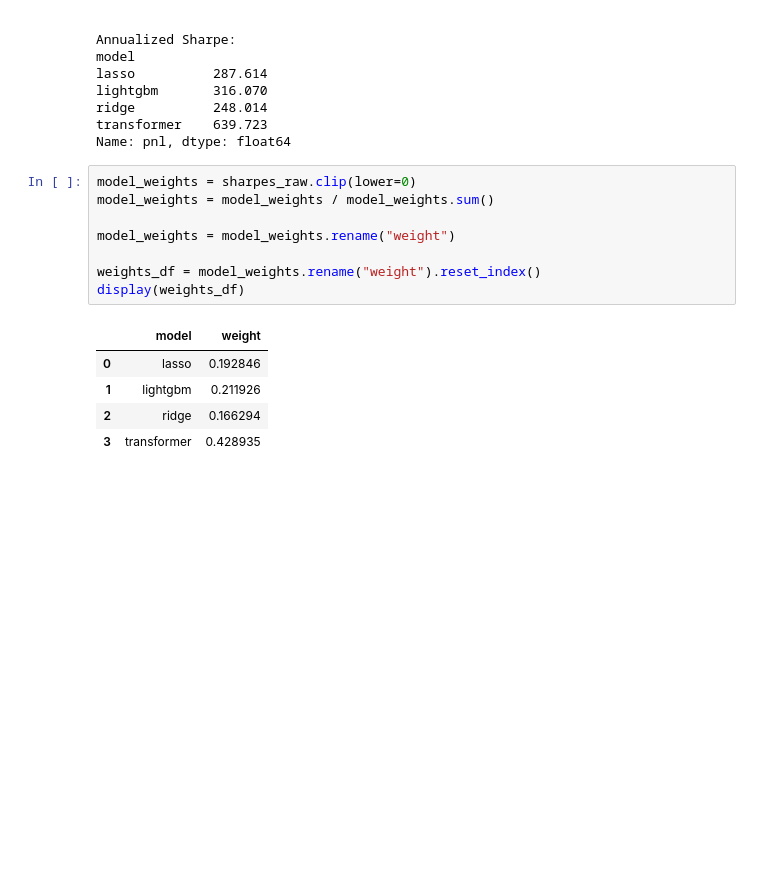
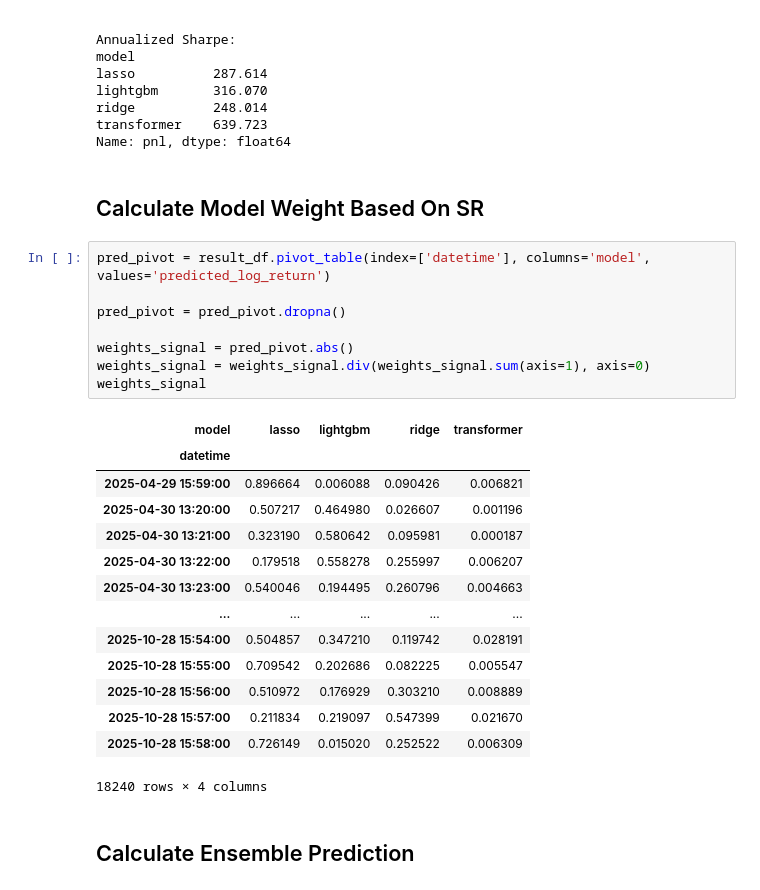
Before and after one commit to crk13/5205-Project2, a Jupyter notebook: weighted_model.ipynb, the cells around one changed output. Saved outputs shown, nothing was run; the diff lists cells and outputs as text; blank space fills up the shorter version.

Commit message:
updated model weights

```diff
--- a/weighted_model.ipynb
+++ b/weighted_model.ipynb
@@ -144,18 +181,31 @@ lightgbm       316.070
 ridge          248.014
 transformer    639.723
 Name: pnl, dtype: float64
+# %% [markdown]
+## Calculate Model Weight Based On SR
 # %%
-model_weights = sharpes_raw.clip(lower=0)
-model_weights = model_weights / model_weights.sum()
+pred_pivot = result_df.pivot_table(index=['datetime'], columns='model', values='predicted_log_return')
 
-model_weights = model_weights.rename("weight")
+pred_pivot = pred_pivot.dropna()
 
-weights_df = model_weights.rename("weight").reset_index()
-display(weights_df)
+weights_signal = pred_pivot.abs()
+weights_signal = weights_signal.div(weights_signal.sum(axis=1), axis=0)
+weights_signal
 # %% [output]
-|  | model | weight |
-| 0 | lasso | 0.192846 |
-| 1 | lightgbm | 0.211926 |
-| 2 | ridge | 0.166294 |
-| 3 | transformer | 0.428935 |
+| model | lasso | lightgbm | ridge | transformer |
+| datetime |  |  |  |  |
+| 2025-04-29 15:59:00 | 0.896664 | 0.006088 | 0.090426 | 0.006821 |
+| 2025-04-30 13:20:00 | 0.507217 | 0.464980 | 0.026607 | 0.001196 |
+| 2025-04-30 13:21:00 | 0.323190 | 0.580642 | 0.095981 | 0.000187 |
+| 2025-04-30 13:22:00 | 0.179518 | 0.558278 | 0.255997 | 0.006207 |
+| 2025-04-30 13:23:00 | 0.540046 | 0.194495 | 0.260796 | 0.004663 |
+| ... | ... | ... | ... | ... |
+| 2025-10-28 15:54:00 | 0.504857 | 0.347210 | 0.119742 | 0.028191 |
+| 2025-10-28 15:55:00 | 0.709542 | 0.202686 | 0.082225 | 0.005547 |
+| 2025-10-28 15:56:00 | 0.510972 | 0.176929 | 0.303210 | 0.008889 |
+| 2025-10-28 15:57:00 | 0.211834 | 0.219097 | 0.547399 | 0.021670 |
+| 2025-10-28 15:58:00 | 0.726149 | 0.015020 | 0.252522 | 0.006309 |
+18240 rows × 4 columns
+# %% [markdown]
+## Calculate Ensemble Prediction
 # %%
```
Also changed, not shown: parts of 17 cells of this notebook, 2 other files.
